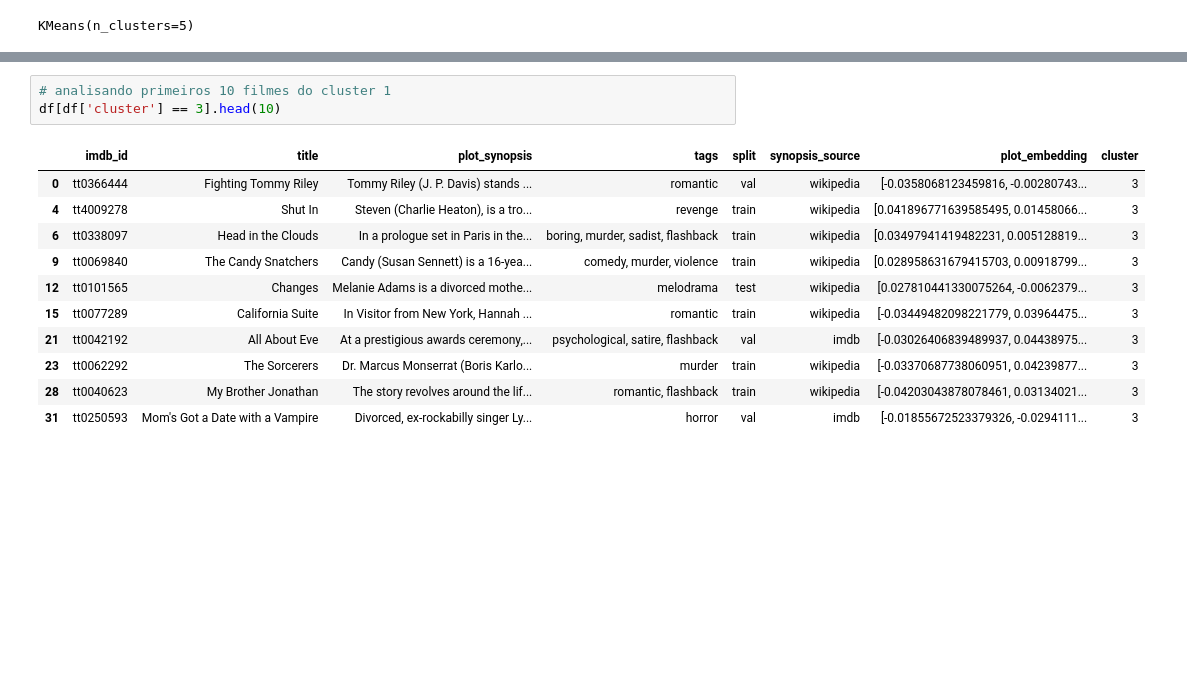
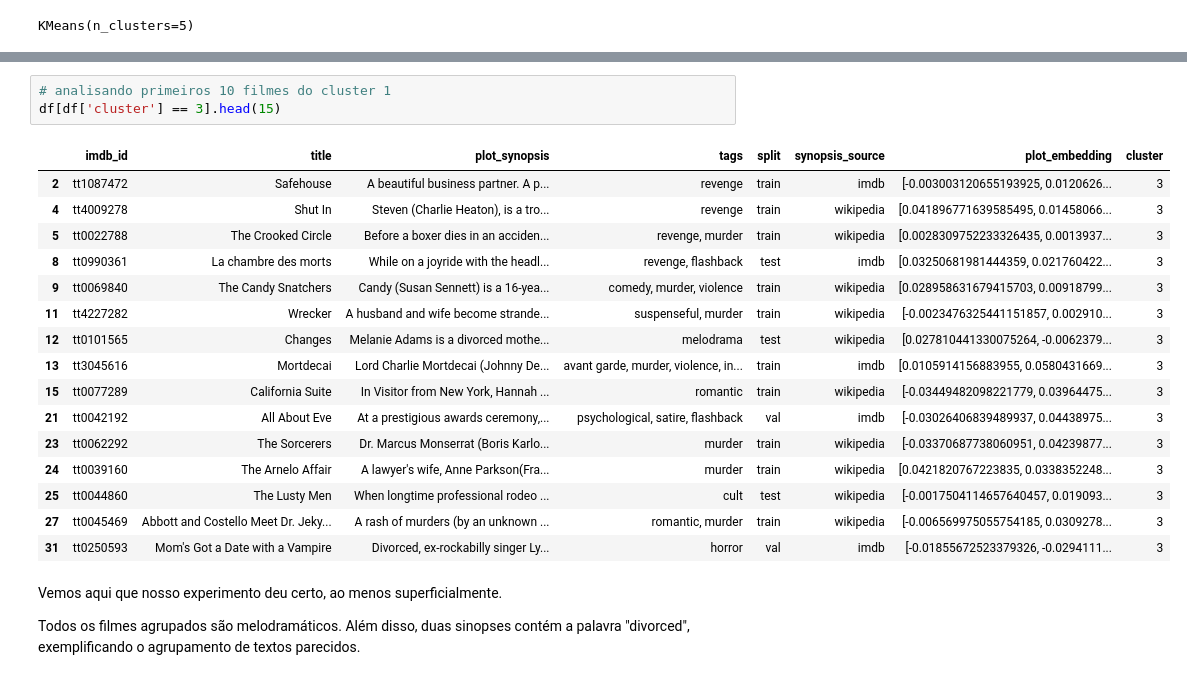
Before and after one commit to Salies/posmac-alcd, a Jupyter notebook: Aula 9/kmeans.ipynb, the cells around one changed output, grey strips where cells are left out. Drawn from its saved outputs; the diff is of its cells as text; blank space fills up the shorter version.

```diff
--- a/Aula 9/kmeans.ipynb
+++ b/Aula 9/kmeans.ipynb
@@ -157,19 +133,29 @@ df.head()
 | 4 | tt4009278 | Shut In | Steven (Charlie Heaton), is a tro... | revenge | train | wikipedia | [0.041896771639585495, 0.01458066... | 3 |
 # %%
 # analisando primeiros 10 filmes do cluster 1
-df[df['cluster'] == 3].head(10)
+df[df['cluster'] == 3].head(15)
 # %% [output]
 |  | imdb_id | title | plot_synopsis | tags | split | synopsis_source | plot_embedding | cluster |
-| 0 | tt0366444 | Fighting Tommy Riley | Tommy Riley (J. P. Davis) stands ... | romantic | val | wikipedia | [-0.0358068123459816, -0.00280743... | 3 |
+| 2 | tt1087472 | Safehouse | A beautiful business partner. A p... | revenge | train | imdb | [-0.003003120655193925, 0.0120626... | 3 |
 | 4 | tt4009278 | Shut In | Steven (Charlie Heaton), is a tro... | revenge | train | wikipedia | [0.041896771639585495, 0.01458066... | 3 |
-| 6 | tt0338097 | Head in the Clouds | In a prologue set in Paris in the... | boring, murder, sadist, flashback | train | wikipedia | [0.03497941419482231, 0.005128819... | 3 |
+| 5 | tt0022788 | The Crooked Circle | Before a boxer dies in an acciden... | revenge, murder | train | wikipedia | [0.0028309752233326435, 0.0013937... | 3 |
+| 8 | tt0990361 | La chambre des morts | While on a joyride with the headl... | revenge, flashback | test | imdb | [0.03250681981444359, 0.021760422... | 3 |
 | 9 | tt0069840 | The Candy Snatchers | Candy (Susan Sennett) is a 16-yea... | comedy, murder, violence | train | wikipedia | [0.028958631679415703, 0.00918799... | 3 |
+| 11 | tt4227282 | Wrecker | A husband and wife become strande... | suspenseful, murder | train | wikipedia | [-0.0023476325441151857, 0.002910... | 3 |
 | 12 | tt0101565 | Changes | Melanie Adams is a divorced mothe... | melodrama | test | wikipedia | [0.027810441330075264, -0.0062379... | 3 |
+| 13 | tt3045616 | Mortdecai | Lord Charlie Mortdecai (Johnny De... | avant garde, murder, violence, in... | train | imdb | [0.0105914156883955, 0.0580431669... | 3 |
 | 15 | tt0077289 | California Suite | In Visitor from New York, Hannah ... | romantic | train | wikipedia | [-0.03449482098221779, 0.03964475... | 3 |
 | 21 | tt0042192 | All About Eve | At a prestigious awards ceremony,... | psychological, satire, flashback | val | imdb | [-0.03026406839489937, 0.04438975... | 3 |
 | 23 | tt0062292 | The Sorcerers | Dr. Marcus Monserrat (Boris Karlo... | murder | train | wikipedia | [-0.03370687738060951, 0.04239877... | 3 |
-| 28 | tt0040623 | My Brother Jonathan | The story revolves around the lif... | romantic, flashback | train | wikipedia | [-0.04203043878078461, 0.03134021... | 3 |
+| 24 | tt0039160 | The Arnelo Affair | A lawyer's wife, Anne Parkson(Fra... | murder | train | wikipedia | [0.0421820767223835, 0.0338352248... | 3 |
+| 25 | tt0044860 | The Lusty Men | When longtime professional rodeo ... | cult | test | wikipedia | [-0.0017504114657640457, 0.019093... | 3 |
+| 27 | tt0045469 | Abbott and Costello Meet Dr. Jeky... | A rash of murders (by an unknown ... | romantic, murder | train | wikipedia | [-0.006569975055754185, 0.0309278... | 3 |
 | 31 | tt0250593 | Mom's Got a Date with a Vampire | Divorced, ex-rockabilly singer Ly... | horror | val | imdb | [-0.01855672523379326, -0.0294111... | 3 |
+# %% [markdown]
+Vemos aqui que nosso experimento deu certo, ao menos superficialmente.
+
+Todos os filmes agrupados são melodramáticos. Além disso, duas sinopses contém a palavra "divorced",
+exemplificando o agrupamento de textos parecidos.
 # %%
 # quantos membros em cada cluster
 df['cluster'].value_counts()
```
Also changed, not shown: parts of 20 cells of this notebook.
